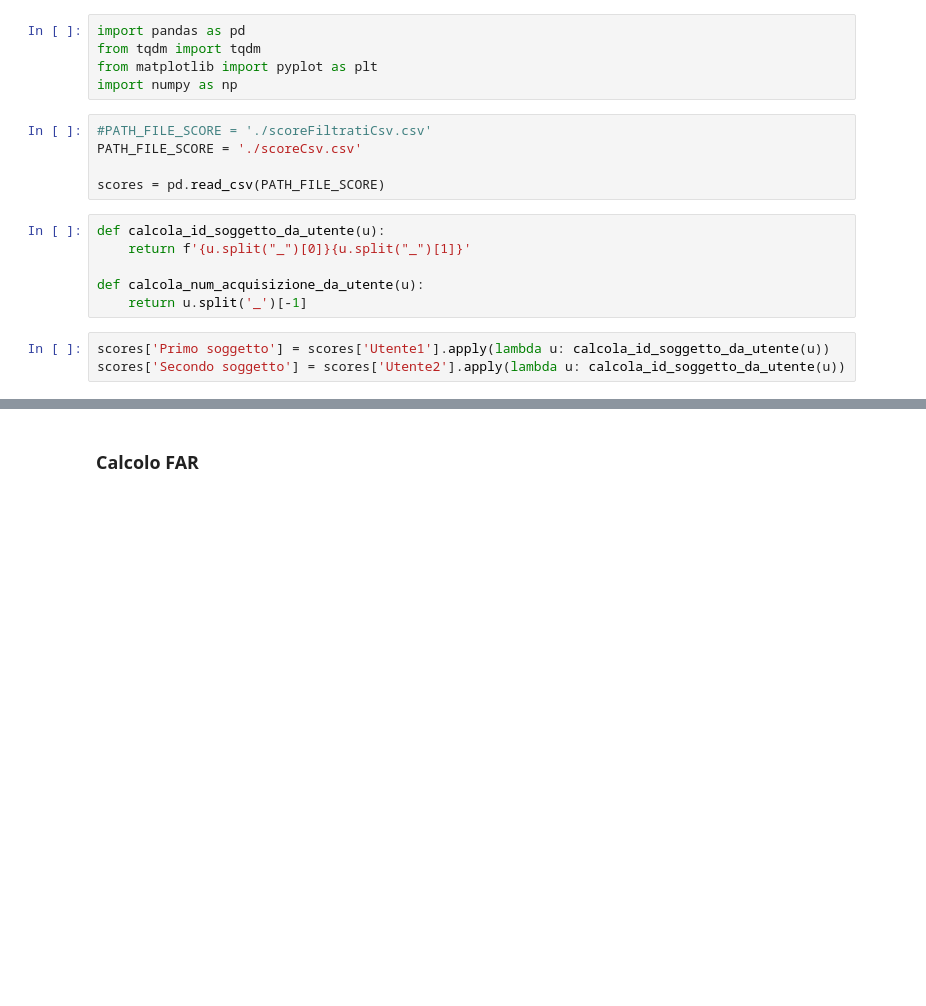
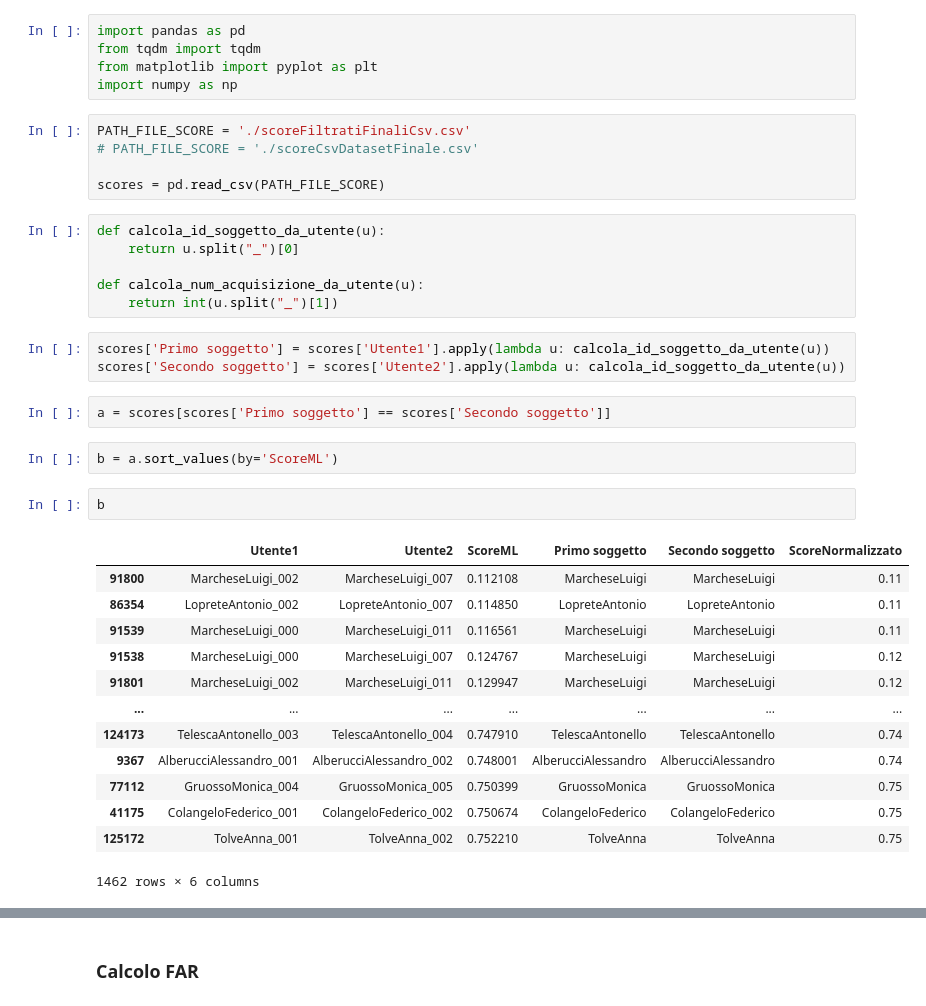
Before and after one commit to Simone-Smaldore/progetto-iqa-sensori, a Jupyter notebook: Utilità python/crea_grafici_FAR_FRR.ipynb, the cells around one changed output, grey strips where cells are left out. Cells and saved outputs as stored; diff of their text form; blank space fills up the shorter version.

```diff
--- a/Utilità python/crea_grafici_FAR_FRR.ipynb
+++ b/Utilità python/crea_grafici_FAR_FRR.ipynb
@@ -4,17 +4,37 @@ from tqdm import tqdm
 from matplotlib import pyplot as plt
 import numpy as np
 # %%
-#PATH_FILE_SCORE = './scoreFiltratiCsv.csv'
-PATH_FILE_SCORE = './scoreCsv.csv'
+PATH_FILE_SCORE = './scoreFiltratiFinaliCsv.csv'
+# PATH_FILE_SCORE = './scoreCsvDatasetFinale.csv'
 
 scores = pd.read_csv(PATH_FILE_SCORE)
 # %%
 def calcola_id_soggetto_da_utente(u):
-    return f'{u.split("_")[0]}{u.split("_")[1]}'
+    return u.split("_")[0]
 
 def calcola_num_acquisizione_da_utente(u):
-    return u.split('_')[-1]
+    return int(u.split("_")[1])
 # %%
 scores['Primo soggetto'] = scores['Utente1'].apply(lambda u: calcola_id_soggetto_da_utente(u))
 scores['Secondo soggetto'] = scores['Utente2'].apply(lambda u: calcola_id_soggetto_da_utente(u))
+# %%
+a = scores[scores['Primo soggetto'] == scores['Secondo soggetto']]
+# %%
+b = a.sort_values(by='ScoreML')
+# %%
+b
+# %% [output]
+|  | Utente1 | Utente2 | ScoreML | Primo soggetto | Secondo soggetto | ScoreNormalizzato |
+| 91800 | MarcheseLuigi_002 | MarcheseLuigi_007 | 0.112108 | MarcheseLuigi | MarcheseLuigi | 0.11 |
+| 86354 | LopreteAntonio_002 | LopreteAntonio_007 | 0.114850 | LopreteAntonio | LopreteAntonio | 0.11 |
+| 91539 | MarcheseLuigi_000 | MarcheseLuigi_011 | 0.116561 | MarcheseLuigi | MarcheseLuigi | 0.11 |
+| 91538 | MarcheseLuigi_000 | MarcheseLuigi_007 | 0.124767 | MarcheseLuigi | MarcheseLuigi | 0.12 |
+| 91801 | MarcheseLuigi_002 | MarcheseLuigi_011 | 0.129947 | MarcheseLuigi | MarcheseLuigi | 0.12 |
+| ... | ... | ... | ... | ... | ... | ... |
+| 124173 | TelescaAntonello_003 | TelescaAntonello_004 | 0.747910 | TelescaAntonello | TelescaAntonello | 0.74 |
+| 9367 | AlberucciAlessandro_001 | AlberucciAlessandro_002 | 0.748001 | AlberucciAlessandro | AlberucciAlessandro | 0.74 |
+| 77112 | GruossoMonica_004 | GruossoMonica_005 | 0.750399 | GruossoMonica | GruossoMonica | 0.75 |
+| 41175 | ColangeloFederico_001 | ColangeloFederico_002 | 0.750674 | ColangeloFederico | ColangeloFederico | 0.75 |
+| 125172 | TolveAnna_001 | TolveAnna_002 | 0.752210 | TolveAnna | TolveAnna | 0.75 |
+1462 rows × 6 columns
 # %%
```
Also changed, not shown: parts of 3 cells of this notebook, 12 other files.
